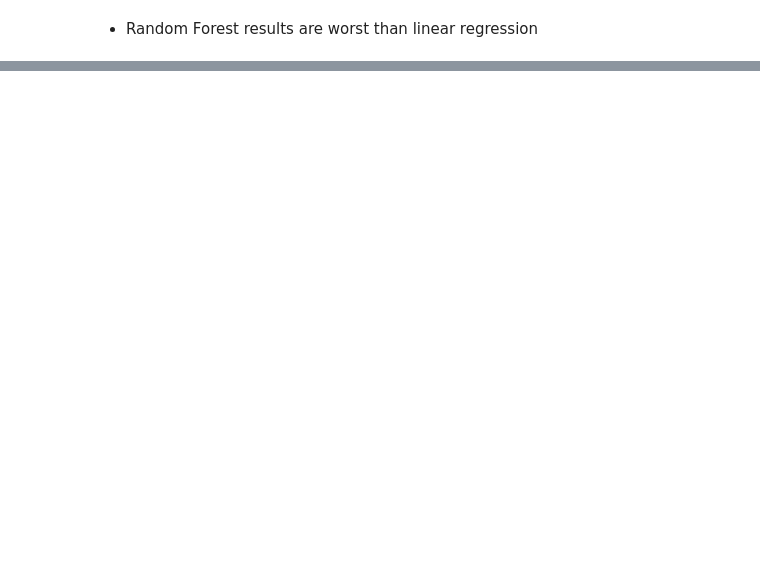
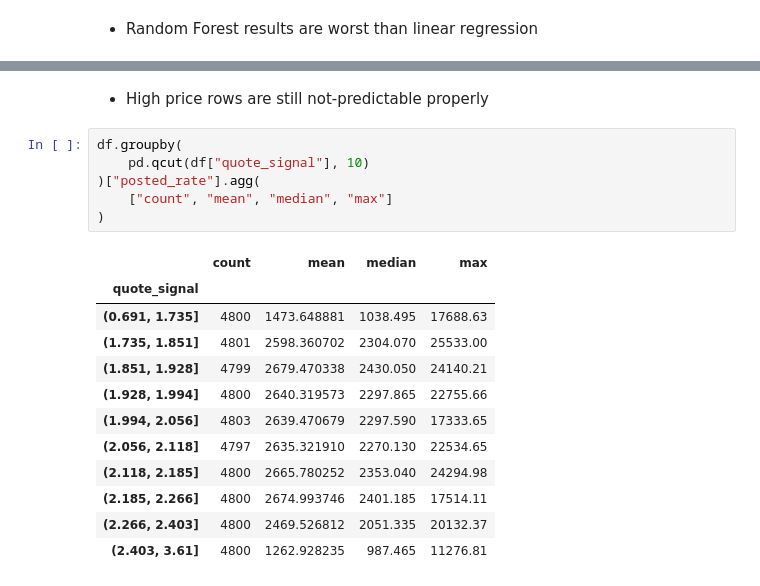
Before and after one commit to ZeinabMohammed/freight-rate-prediction, a Jupyter notebook: test.ipynb, the cells around one changed output, grey strips where cells are left out. Cells and saved outputs as stored; diff of their text form; blank space fills up the shorter version.

```diff
--- a/test.ipynb
+++ b/test.ipynb
@@ -563,0 +652,21 @@ RMSE: 748.0359303837545
+# %% [markdown]
+* High price rows are still not-predictable properly
+# %%
+df.groupby(
+    pd.qcut(df["quote_signal"], 10)
+)["posted_rate"].agg(
+    ["count", "mean", "median", "max"]
+)
+# %% [output]
+|  | count | mean | median | max |
+| quote_signal |  |  |  |  |
+| (0.691, 1.735] | 4800 | 1473.648881 | 1038.495 | 17688.63 |
+| (1.735, 1.851] | 4801 | 2598.360702 | 2304.070 | 25533.00 |
+| (1.851, 1.928] | 4799 | 2679.470338 | 2430.050 | 24140.21 |
+| (1.928, 1.994] | 4800 | 2640.319573 | 2297.865 | 22755.66 |
+| (1.994, 2.056] | 4803 | 2639.470679 | 2297.590 | 17333.65 |
+| (2.056, 2.118] | 4797 | 2635.321910 | 2270.130 | 22534.65 |
+| (2.118, 2.185] | 4800 | 2665.780252 | 2353.040 | 24294.98 |
+| (2.185, 2.266] | 4800 | 2674.993746 | 2401.185 | 17514.11 |
+| (2.266, 2.403] | 4800 | 2469.526812 | 2051.335 | 20132.37 |
+| (2.403, 3.61] | 4800 | 1262.928235 | 987.465 | 11276.81 |
```
Also changed, not shown: parts of 20 cells of this notebook, 3 other files.
